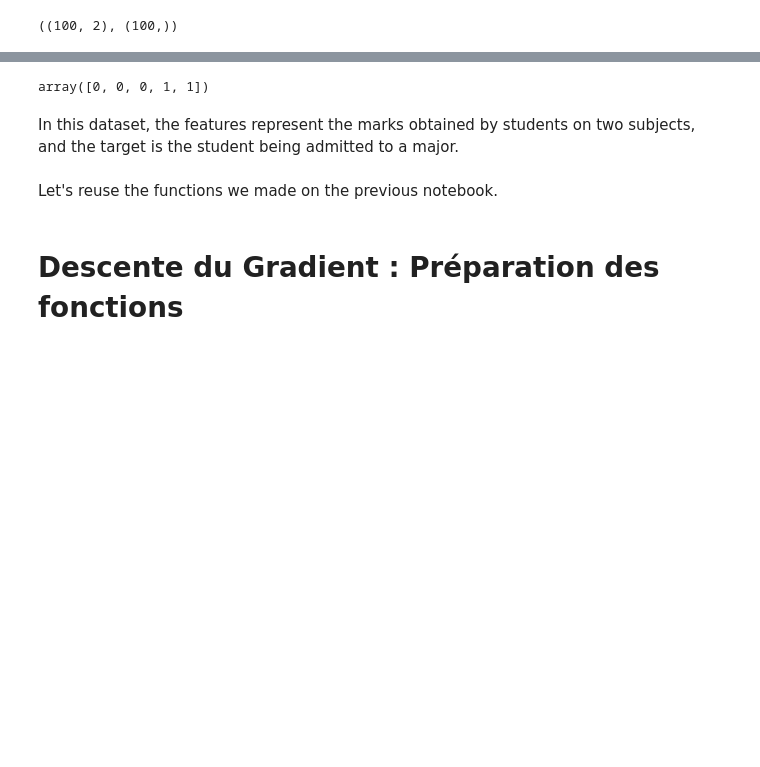
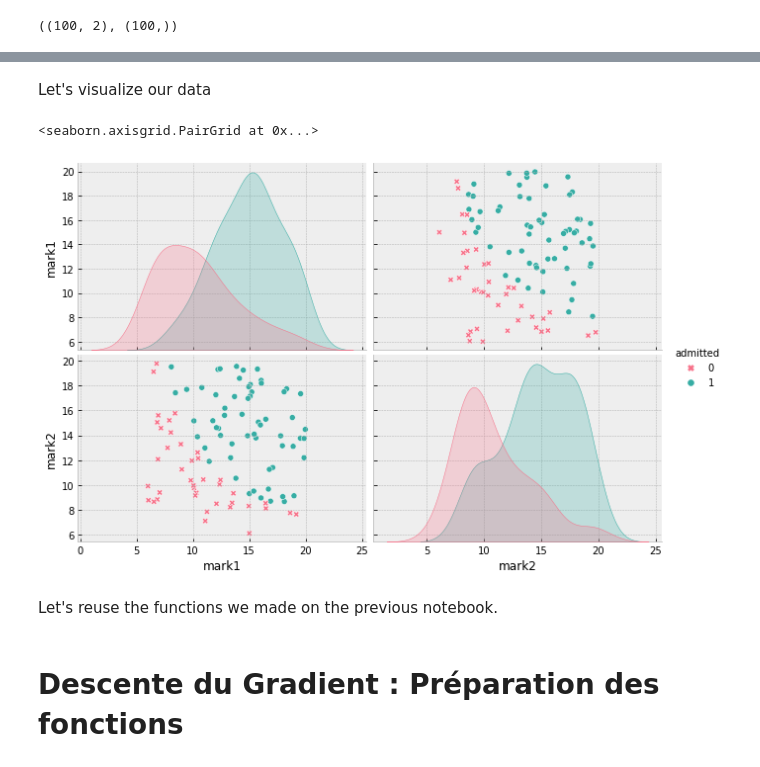
Before and after one commit to kawaremu/MLFromScratch, a Jupyter notebook: Logistic Regression.ipynb, the cells around one changed output, grey strips where cells are left out. Cells and saved outputs as stored; diff of their text form; code cells hidden in the pictures; blank space fills up the shorter version.

```diff
--- a/Logistic Regression.ipynb
+++ b/Logistic Regression.ipynb
@@ -40,9 +50,10 @@ array([[ 6.9247, 15.605 ],
-# %%
-y[:5]
-# %% [output]
-array([0, 0, 0, 1, 1])
-# %% [markdown]
-In this dataset, the features represent the marks obtained by students on two subjects, and the target is the student being admitted to a major.
+# %% [markdown]
+Let's visualize our data
+# %%
+sns.pairplot(df_students, hue='admitted', height=3,aspect=1.5, palette="husl",markers=["X", "o"])
+# %% [output]
+<seaborn.axisgrid.PairGrid at 0x...>
+[figure, added]
 # %% [markdown]
 Let's reuse the functions we made on the previous notebook.
 # %%
```
Also changed, not shown: parts of 12 cells of this notebook, 1 other file.
